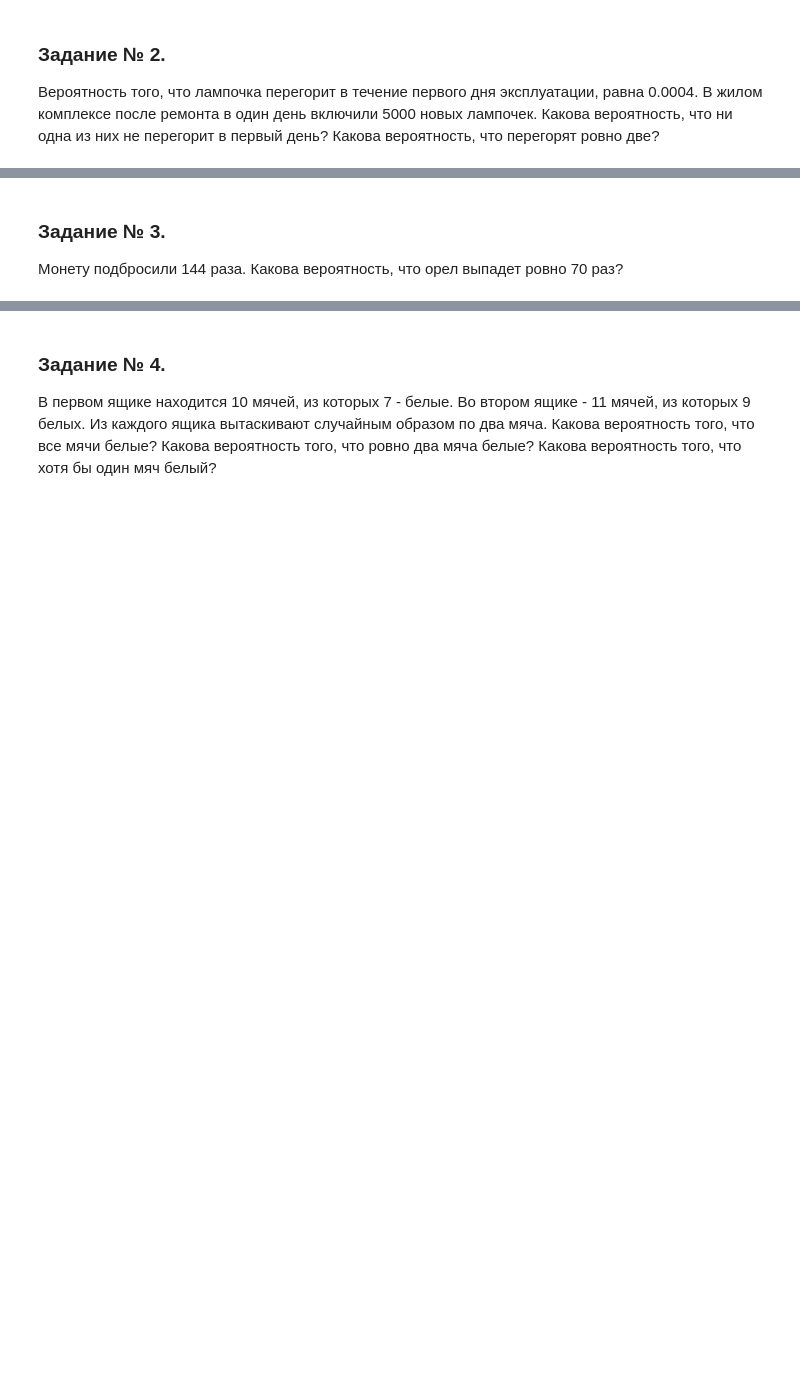
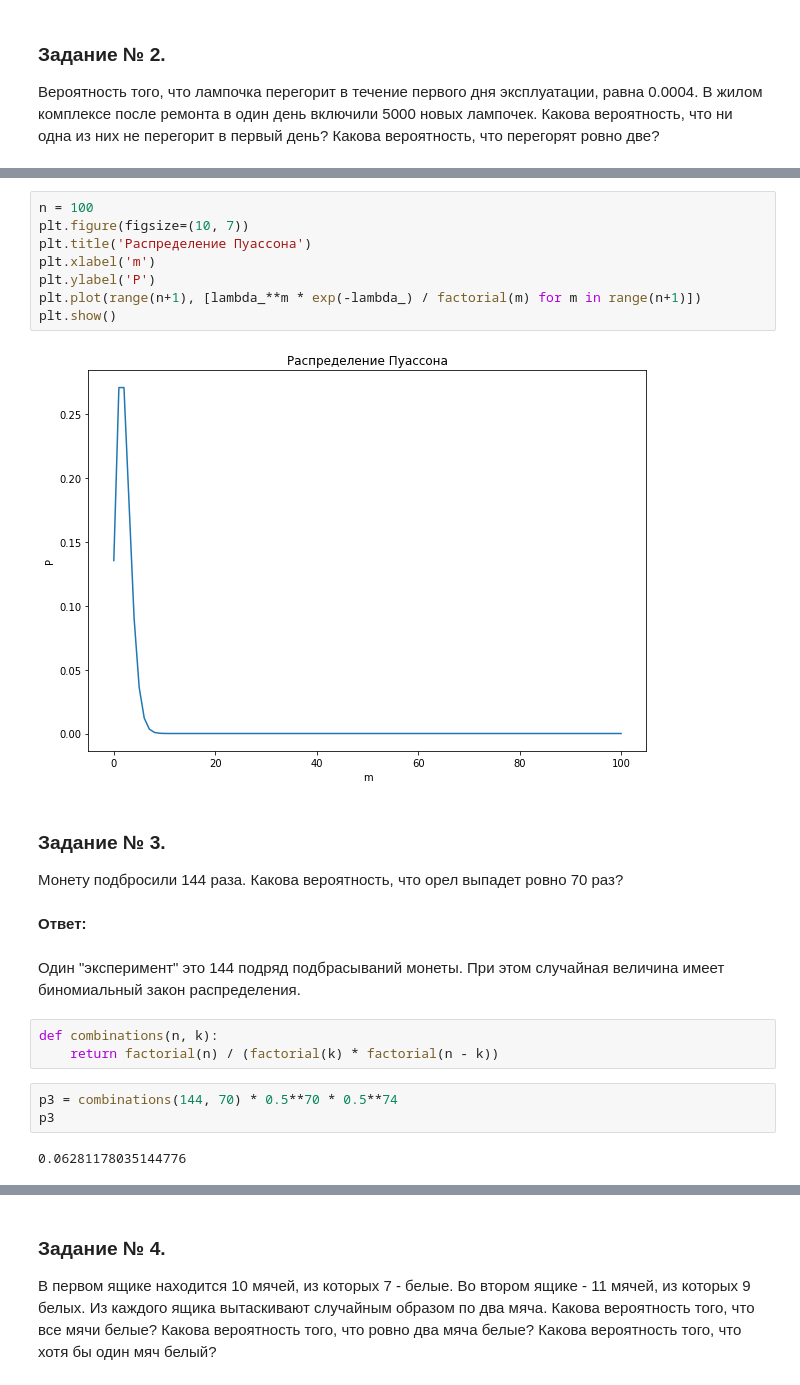
Before and after one commit to Foreman1980/3.2_TheoryProbability-MathematicalStatistics, a Jupyter notebook: 2 урок/les2_task1-4.ipynb, the cells around one changed output, grey strips where cells are left out. Drawn from its saved outputs; the diff is of its cells as text; blank space fills up the shorter version.

```diff
--- a/2 урок/les2_task1-4.ipynb
+++ b/2 урок/les2_task1-4.ipynb
@@ -9,3 +61,25 @@
+# %%
+n = 100
+plt.figure(figsize=(10, 7))
+plt.title('Распределение Пуассона')
+plt.xlabel('m')
+plt.ylabel('P')
+plt.plot(range(n+1), [lambda_**m * exp(-lambda_) / factorial(m) for m in range(n+1)])
+plt.show()
+# %% [output]
+[figure, added]
 # %% [markdown]
 ### Задание № 3.
 Монету подбросили 144 раза. Какова вероятность, что орел выпадет ровно 70 раз?
+# %% [markdown]
+**Ответ:**
+# %% [markdown]
+Один "эксперимент" это 144 подряд подбрасываний монеты. При этом случайная величина имеет биномиальный закон распределения.
+# %%
+def combinations(n, k):
+    return factorial(n) / (factorial(k) * factorial(n - k))
+# %%
+p3 = combinations(144, 70) * 0.5**70 * 0.5**74
+p3
+# %% [output]
+0.06281178035144776
```
Also changed, not shown: parts of 17 cells of this notebook.
